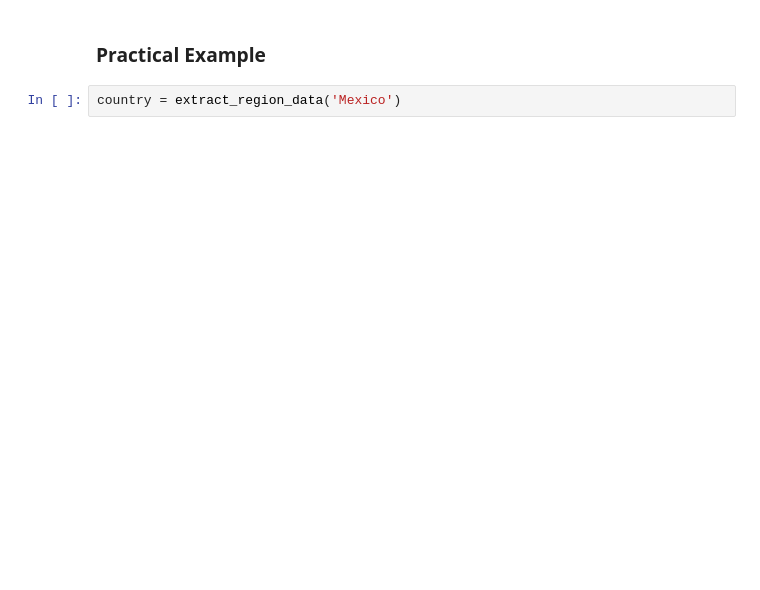
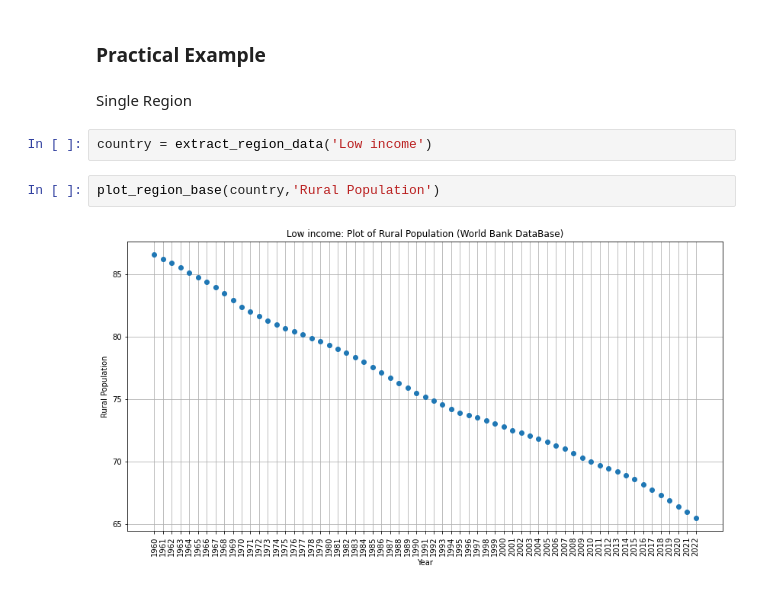
Before and after one commit to blankhall98/Agriculture-and-Development, a Jupyter notebook: scripts/Data Reading and Analysis.ipynb, the cells around one changed output. Saved outputs shown, nothing was run; the diff lists cells and outputs as text; blank space fills up the shorter version.

```diff
--- a/scripts/Data Reading and Analysis.ipynb
+++ b/scripts/Data Reading and Analysis.ipynb
@@ -98,5 +140,11 @@ def compare_region_bases(region,base1,base2):
 # %% [markdown]
 ### Practical Example
+# %% [markdown]
+Single Region
 # %%
-country = extract_region_data('Mexico')
+country = extract_region_data('Low income')
+# %%
+plot_region_base(country,'Rural Population')
+# %% [output]
+[figure, added]
 # %%
```
Also changed, not shown: parts of 14 cells of this notebook, 3 other files.
